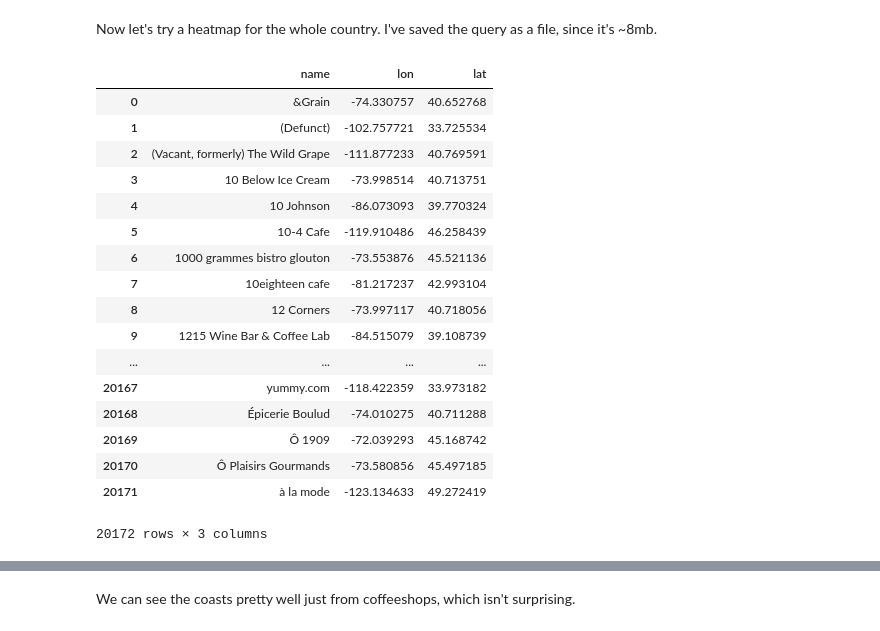
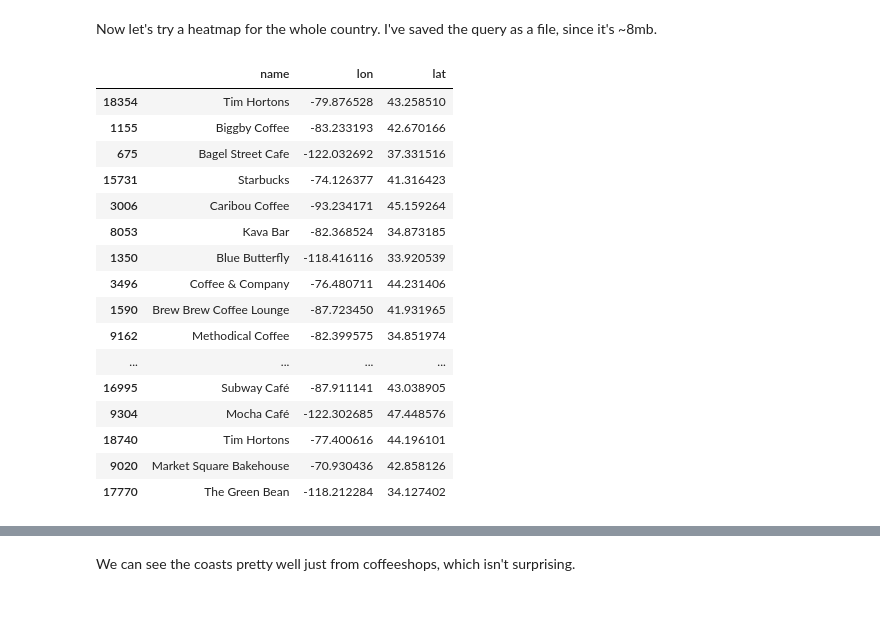
Before and after one commit to dovinmu/python-viz-notebooks, a Jupyter notebook: heatmaps.ipynb, the cells around one changed output, grey strips where cells are left out. Saved outputs shown, nothing was run; the diff lists cells and outputs as text; code cells hidden in the pictures.

```diff
--- a/heatmaps.ipynb
+++ b/heatmaps.ipynb
@@ -87,29 +88,28 @@ with open('cafes_us_OSM.geojson', encoding='utf-8') as f:
 # %%
 cafes = []
 for feature in result['features']:
     if 'name' in feature['properties']:
         cafes.append((feature['properties']['name'], *feature['geometry']['coordinates']))
 us_cafes = DataFrame.from_records(sorted(cafes), columns=["name", "lon", "lat"])
-us_cafes
+us_cafes.sample(20)
 # %% [output]
 |  | name | lon | lat |
-| 0 | &Grain | -74.330757 | 40.652768 |
-| 1 | (Defunct) | -102.757721 | 33.725534 |
-| 2 | (Vacant, formerly) The Wild Grape | -111.877233 | 40.769591 |
-| 3 | 10 Below Ice Cream | -73.998514 | 40.713751 |
-| 4 | 10 Johnson | -86.073093 | 39.770324 |
-| 5 | 10-4 Cafe | -119.910486 | 46.258439 |
-| 6 | 1000 grammes bistro glouton | -73.553876 | 45.521136 |
-| 7 | 10eighteen cafe | -81.217237 | 42.993104 |
-| 8 | 12 Corners | -73.997117 | 40.718056 |
-| 9 | 1215 Wine Bar & Coffee Lab | -84.515079 | 39.108739 |
+| 18354 | Tim Hortons | -79.876528 | 43.258510 |
+| 1155 | Biggby Coffee | -83.233193 | 42.670166 |
+| 675 | Bagel Street Cafe | -122.032692 | 37.331516 |
+| 15731 | Starbucks | -74.126377 | 41.316423 |
+| 3006 | Caribou Coffee | -93.234171 | 45.159264 |
+| 8053 | Kava Bar | -82.368524 | 34.873185 |
+| 1350 | Blue Butterfly | -118.416116 | 33.920539 |
+| 3496 | Coffee & Company | -76.480711 | 44.231406 |
+| 1590 | Brew Brew Coffee Lounge | -87.723450 | 41.931965 |
+| 9162 | Methodical Coffee | -82.399575 | 34.851974 |
 | ... | ... | ... | ... |
-| 20167 | yummy.com | -118.422359 | 33.973182 |
-| 20168 | Épicerie Boulud | -74.010275 | 40.711288 |
-| 20169 | Ô 1909 | -72.039293 | 45.168742 |
-| 20170 | Ô Plaisirs Gourmands | -73.580856 | 45.497185 |
-| 20171 | à la mode | -123.134633 | 49.272419 |
+| 16995 | Subway Café | -87.911141 | 43.038905 |
+| 9304 | Mocha Café | -122.302685 | 47.448576 |
+| 18740 | Tim Hortons | -77.400616 | 44.196101 |
+| 9020 | Market Square Bakehouse | -70.930436 | 42.858126 |
+| 17770 | The Green Bean | -118.212284 | 34.127402 |
-20172 rows × 3 columns
 # %%
 us_cafes.plot.scatter(x='lon', y='lat')
 # %% [output]
```
Also changed, not shown: parts of 8 cells of this notebook.
